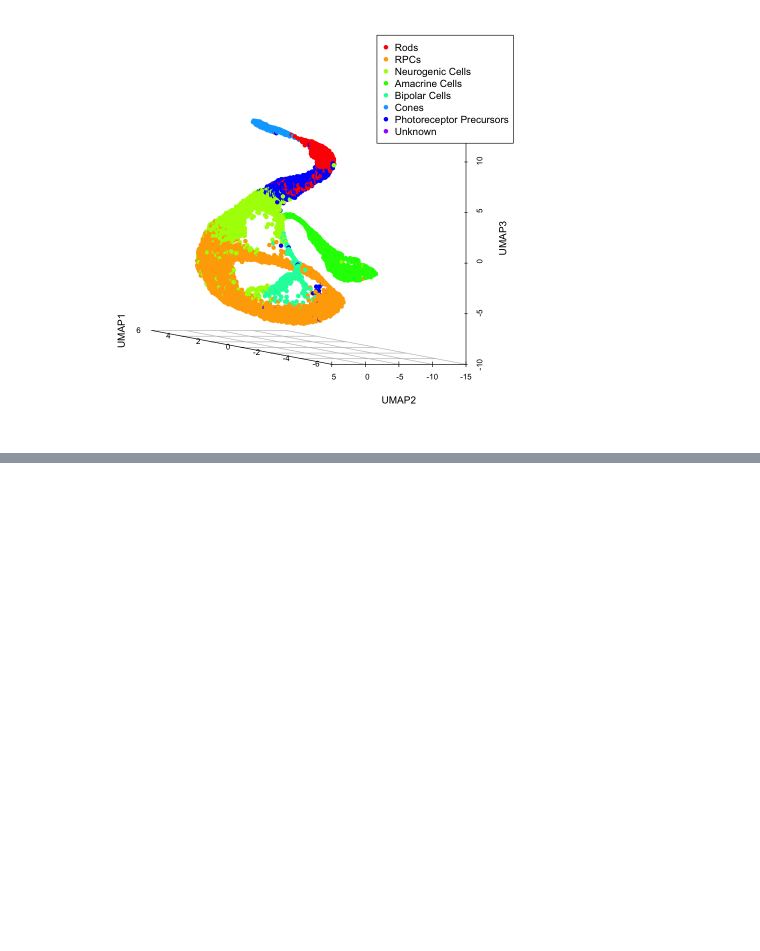
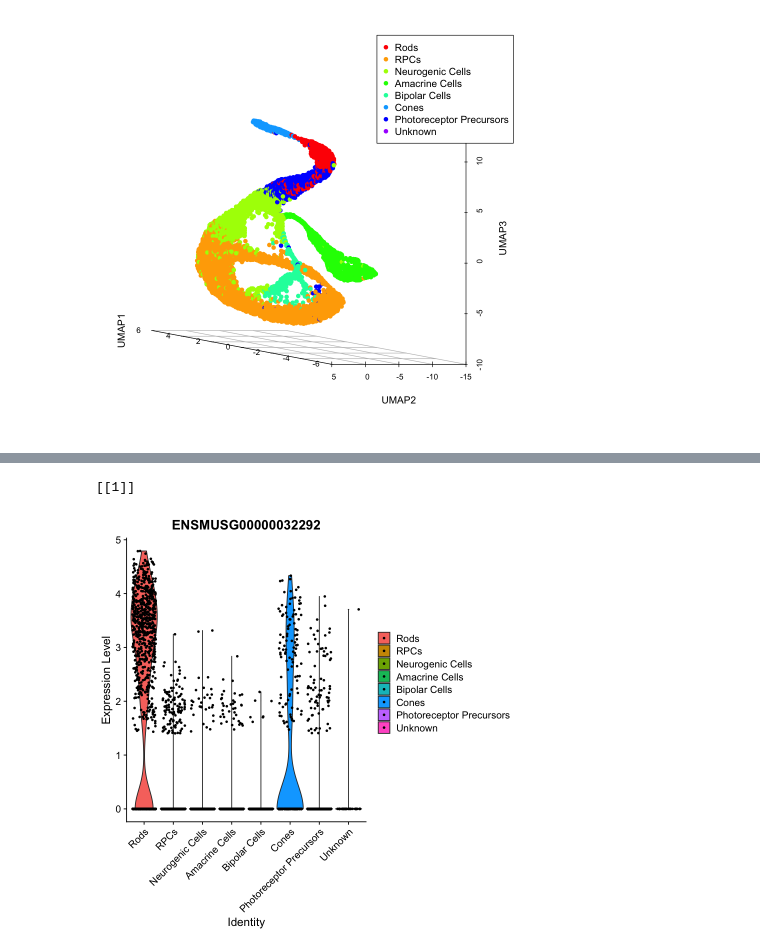
Before and after one commit to ironman-tetsuo/Introduction_to_scRNA-seq, a Jupyter notebook: 1_Clark_P2_Retina/Clark_P2_Retina.ipynb, the cells around one changed output, grey strips where cells are left out. Cells and saved outputs as stored; diff of their text form; code cells hidden in the pictures; blank space fills up the shorter version.

```diff
--- a/1_Clark_P2_Retina/Clark_P2_Retina.ipynb
+++ b/1_Clark_P2_Retina/Clark_P2_Retina.ipynb
@@ -568,0 +575,3 @@ plot3d(x=umap_result[,1], y=umap_result[,2], z=umap_result[,3])
+# %%
+# find markers for every cluster compared to all remaining cells, report only the positive ones
+dat.markers <- FindAllMarkers(dat, only.pos = TRUE, min.pct = 0.25, logfc.threshold = 0.25)
@@ -568,0 +651,6 @@ plot3d(x=umap_result[,1], y=umap_result[,2], z=umap_result[,3])
+# %%
+#Viologin plot for rod markers (ENSMUSG00000032292, Nr2e3)
+VlnPlot(dat, features = c("ENSMUSG00000032292"), pt.size=0.8, ncol=1, combine=FALSE)
+# %% [output]
+[[1]]
+[figure, added]
```
Also changed, not shown: parts of 11 cells of this notebook.
